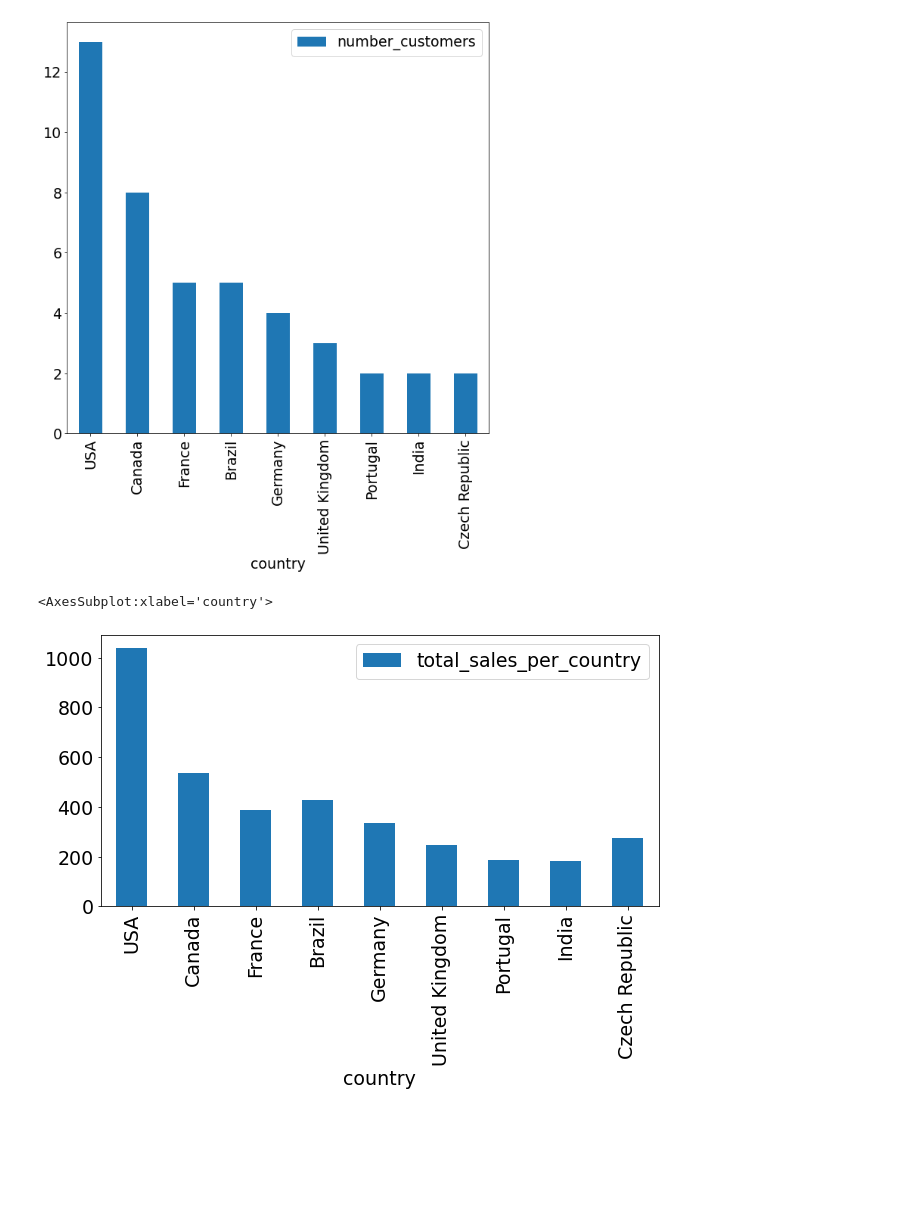
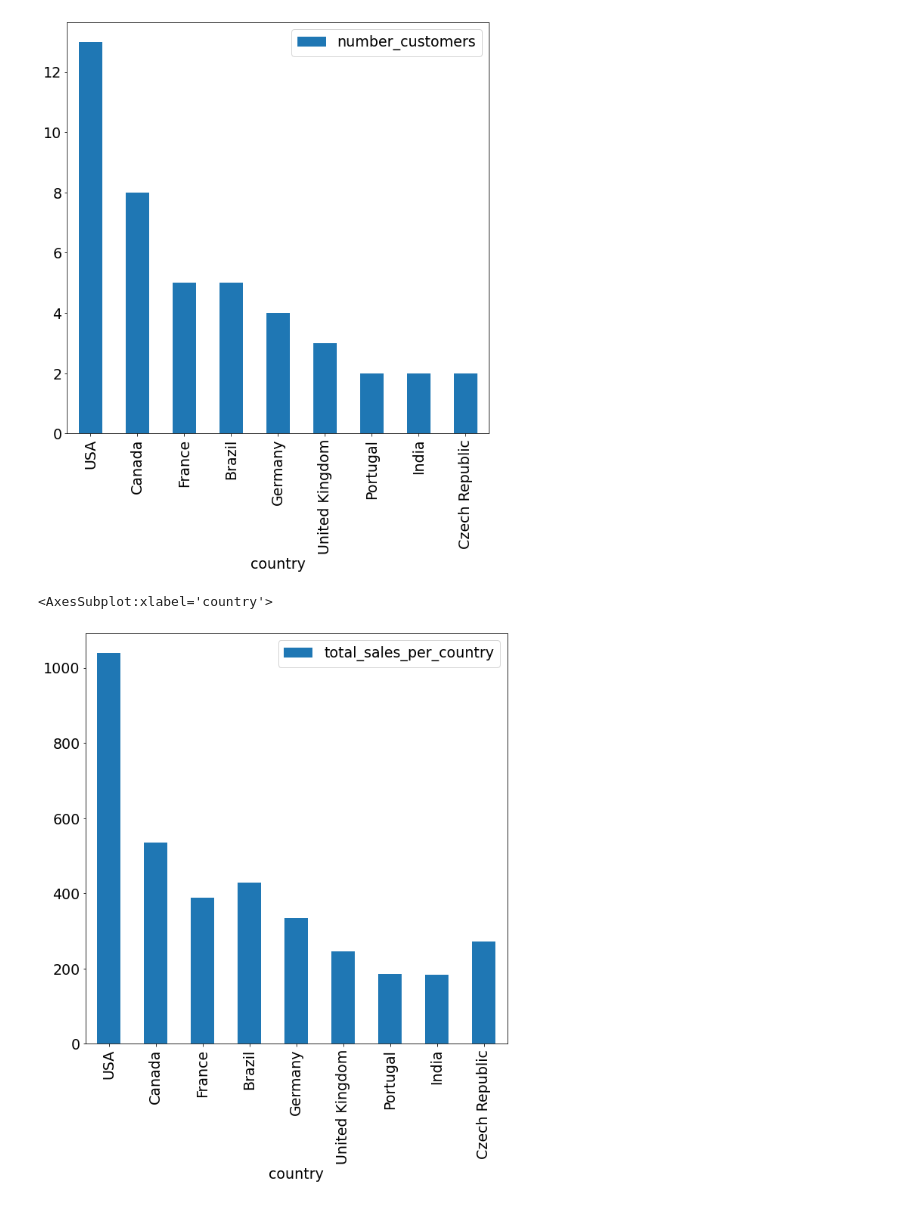
Before and after one commit to cherifbenham/ai_course, a Jupyter notebook: kaggle/input/chinook-music-store-data/sql_questions.ipynb, the cells around one changed output. Saved outputs shown, nothing was run; the diff lists cells and outputs as text; code cells hidden in the pictures; blank space fills up the shorter version.

```diff
--- a/kaggle/input/chinook-music-store-data/sql_questions.ipynb
+++ b/kaggle/input/chinook-music-store-data/sql_questions.ipynb
@@ -220,7 +220,7 @@ data.plot(y='number_customers',figsize=(10,10), kind='bar')
 <AxesSubplot:xlabel='country'>
 [figure]
 # %%
-data.plot(y='total_sales_per_country',figsize=(10,5), kind='bar')
+data.plot(y='total_sales_per_country',figsize=(10,10), kind='bar')
 # %% [output]
 <AxesSubplot:xlabel='country'>
-[figure, old version]
+[figure, new version]
```
